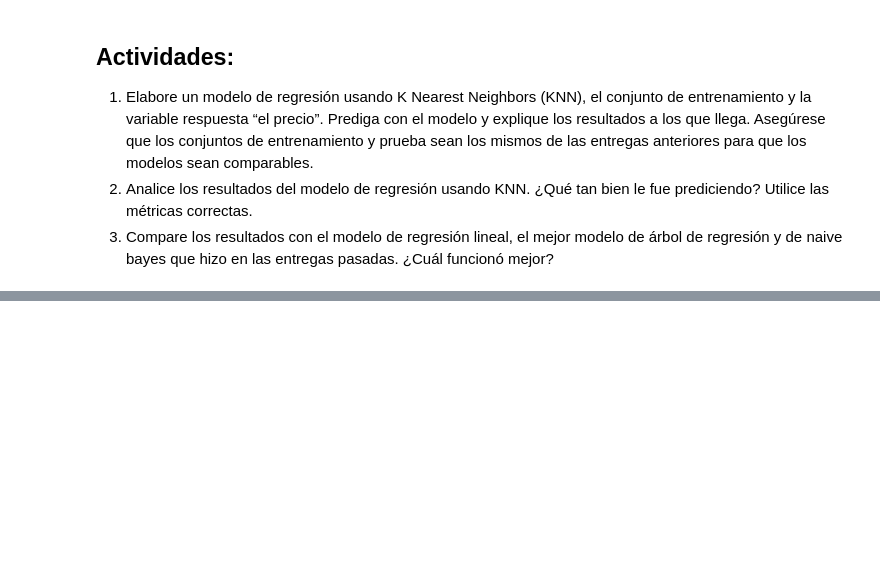
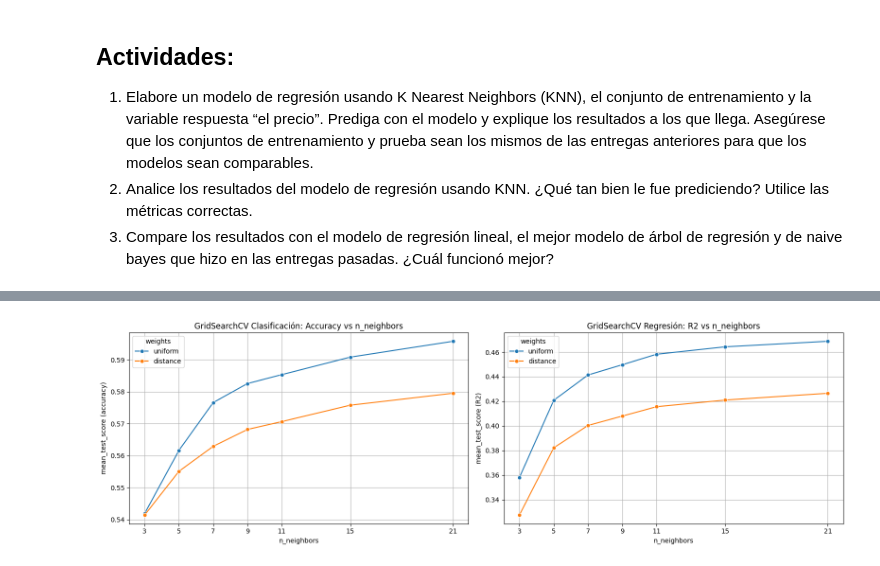
Before and after one commit to yosemm/Laboratorio6_Mineria, a Jupyter notebook: AnalisisLab6.ipynb, the cells around one changed output, grey strips where cells are left out. Cells and saved outputs as stored; diff of their text form; code cells hidden in the pictures; blank space fills up the shorter version.

```diff
--- a/AnalisisLab6.ipynb
+++ b/AnalisisLab6.ipynb
@@ -590,0 +583,99 @@ En conclusión, **el modelo con validación cruzada funcionó mejor** que el mod
+# %%
+# Actividad 9: Tuneo de Hiperparámetros (GridSearchCV)
+
+print("Actividad 9: Optimización de Hiperparámetros")
+
+# Definimos la malla de parámetros a buscar
+# Probaremos k desde 3 hasta 21 (solo impares para evitar empates de votación)
+# Probaremos weights: 'uniform' (todos votan igual) y 'distance' (los más cercanos pesan más)
+param_grid = {
+    'n_neighbors': [3, 5, 7, 9, 11, 15, 21],
+    'weights': ['uniform', 'distance']
+}
+
+
+# A. Tuneo para Clasificación
+
+print("\nGridSearchCV para CLASIFICACIÓN...")
+start_time_c = time.time()
+
+# cv=5 hace validación cruzada interna para estar seguros
+grid_clas = GridSearchCV(KNeighborsClassifier(), param_grid, cv=5, scoring='accuracy', n_jobs=-1)
+grid_clas.fit(X_train_c_scaled, y_train_c) # Usamos solo train para no contaminar la prueba final
+
+end_time_c = time.time()
+tiempo_clas = end_time_c - start_time_c
+
+print(f"Mejores parámetros: {grid_clas.best_params_}")
+print(f"Mejor Accuracy en CV interno: {grid_clas.best_score_:.4f}")
+print(f"Tiempo de búsqueda: {tiempo_clas:.2f} segundos")
+
+# En el conjunto de prueba:
+
+best_knn = grid_clas.best_estimator_
+acc_test = best_knn.score(X_test_c_scaled, y_test_c)
+print("Accuracy en TEST:", acc_test)
+
+# B. Tuneo para Regresión
+
+print("\nGridSearchCV para REGRESIÓN...")
+start_time_r = time.time()
+
+grid_reg = GridSearchCV(KNeighborsRegressor(), param_grid, cv=5, scoring='r2', n_jobs=-1)
+grid_reg.fit(X_train_scaled, y_train)
+
+end_time_r = time.time()
+tiempo_reg = end_time_r - start_time_r
+
+print(f"Mejores parámetros: {grid_reg.best_params_}")
+print(f"Mejor R2 en CV interno: {grid_reg.best_score_:.4f}")
+print(f"Tiempo de búsqueda: {tiempo_reg:.2f} segundos")
+
+# Visualización del desempeño de la búsqueda de hiperparámetros
+cv_clas_df = pd.DataFrame(grid_clas.cv_results_)
+cv_reg_df = pd.DataFrame(grid_reg.cv_results_)
+
+plot_clas = cv_clas_df[['param_n_neighbors', 'param_weights', 'mean_test_score']].copy()
+plot_reg = cv_reg_df[['param_n_neighbors', 'param_weights', 'mean_test_score']].copy()
+plot_clas['param_n_neighbors'] = plot_clas['param_n_neighbors'].astype(int)
+plot_reg['param_n_neighbors'] = plot_reg['param_n_neighbors'].astype(int)
+
+fig, axes = plt.subplots(1, 2, figsize=(16, 5))
+
+sns.lineplot(
+    data=plot_clas,
+    x='param_n_neighbors',
+    y='mean_test_score',
+    hue='param_weights',
+    marker='o',
+    ax=axes[0]
+)
+axes[0].set_title('GridSearchCV Clasificación: Accuracy vs n_neighbors')
+axes[0].set_xlabel('n_neighbors')
+axes[0].set_ylabel('mean_test_score (accuracy)')
+axes[0].set_xticks(param_grid['n_neighbors'])
+axes[0].legend(title='weights')
+axes[0].grid(True)
+
+sns.lineplot(
+    data=plot_reg,
+    x='param_n_neighbors',
+    y='mean_test_score',
+    hue='param_weights',
+    marker='o',
+    ax=axes[1]
+)
+axes[1].set_title('GridSearchCV Regresión: R2 vs n_neighbors')
+axes[1].set_xlabel('n_neighbors')
+axes[1].set_ylabel('mean_test_score (R2)')
+axes[1].set_xticks(param_grid['n_neighbors'])
+axes[1].legend(title='weights')
+axes[1].grid(True)
+
+plt.tight_layout()
+plt.show()
+
+# Guardamos los mejores modelos para la evaluación final
+mejor_modelo_clas = grid_clas.best_estimator_
+mejor_modelo_reg = grid_reg.best_estimator_
+# %% [output]
@@ -590,0 +694 @@ En conclusión, **el modelo con validación cruzada funcionó mejor** que el mod
+[figure, added]
```
Also changed, not shown: parts of 32 cells of this notebook.
